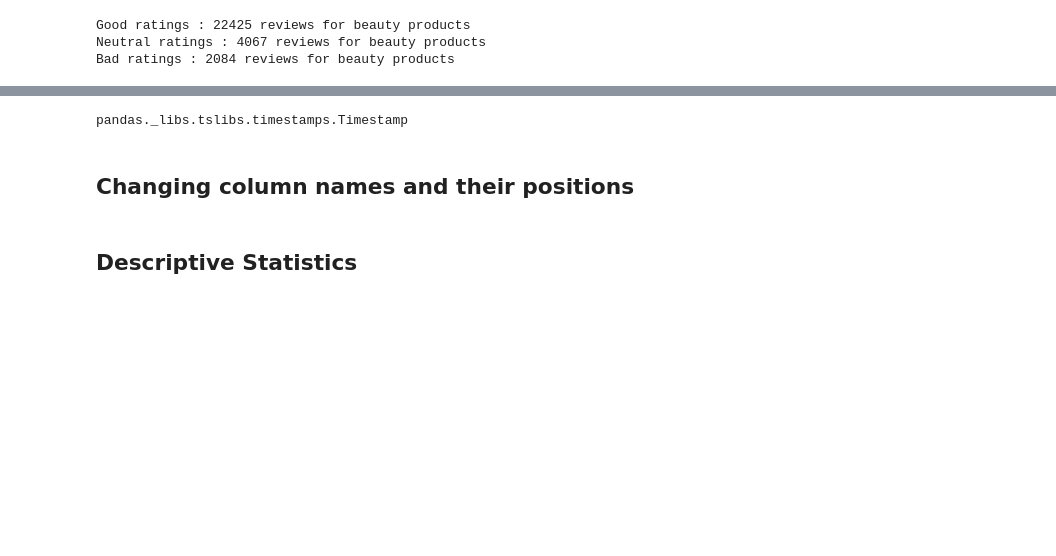
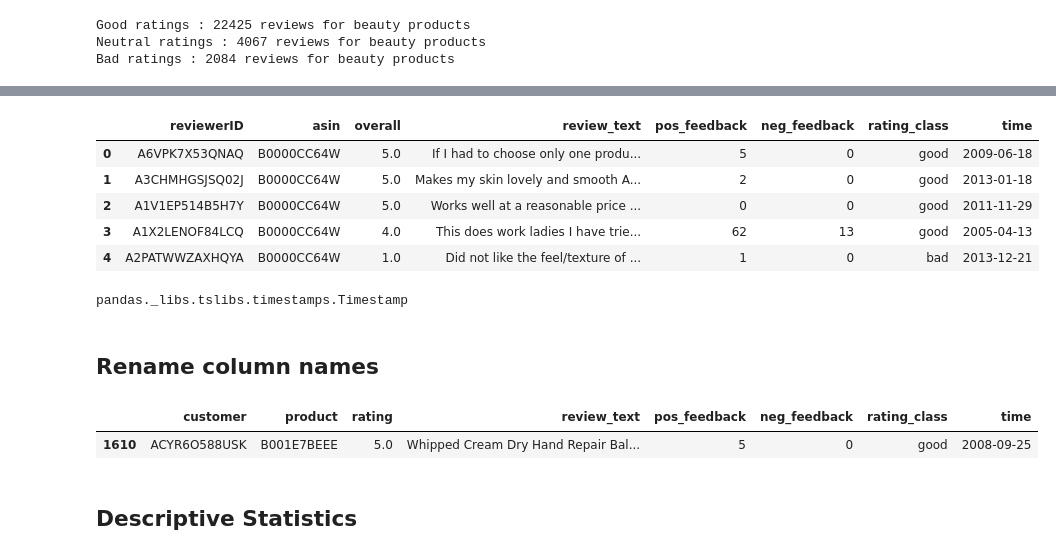
Before and after one commit to ShiningData/Capstone_Project-Sentiment_Analysis, a Jupyter notebook: Amazon_Beauty_Products_Review-Sentiment_Analysis.ipynb, the cells around one changed output, grey strips where cells are left out. Saved outputs shown, nothing was run; the diff lists cells and outputs as text; code cells hidden in the pictures; blank space fills up the shorter version.

```diff
--- a/Amazon_Beauty_Products_Review-Sentiment_Analysis.ipynb
+++ b/Amazon_Beauty_Products_Review-Sentiment_Analysis.ipynb
@@ -383,5 +325,16 @@ df2.drop('unixReviewTime', axis = 1)
 # %%
-# Convert time object to datetime
+# Convert time object to datetime and create a new column named 'time'
 df2['time'] = df2.reviewTime.str.replace(',', "")
 df2['time'] = pd.to_datetime(df2['time'], format = '%m %d %Y')
+
+# Drop redundant 'reviewTime' column
+df2 = df2.drop('reviewTime', axis = 1)
+df2.head()
+# %% [output]
+|  | reviewerID | asin | overall | review_text | pos_feedback | neg_feedback | rating_class | time |
+| 0 | A6VPK7X53QNAQ | B0000CC64W | 5.0 | If I had to choose only one produ... | 5 | 0 | good | 2009-06-18 |
+| 1 | A3CHMHGSJSQ02J | B0000CC64W | 5.0 | Makes my skin lovely and smooth A... | 2 | 0 | good | 2013-01-18 |
+| 2 | A1V1EP514B5H7Y | B0000CC64W | 5.0 | Works well at a reasonable price ... | 0 | 0 | good | 2011-11-29 |
+| 3 | A1X2LENOF84LCQ | B0000CC64W | 4.0 | This does work ladies I have trie... | 62 | 13 | good | 2005-04-13 |
+| 4 | A2PATWWZAXHQYA | B0000CC64W | 1.0 | Did not like the feel/texture of ... | 1 | 0 | bad | 2013-12-21 |
 # %%
@@ -390,15 +343,16 @@ type(df2.time[0])
 # %% [output]
 pandas._libs.tslibs.timestamps.Timestamp
 # %% [markdown]
-## Changing column names and their positions
+## Rename column names
 # %%
-# Changing column positions
-
 # Rename the columns
-df2.columns = ['customer', 'product', 'rating', 'rating_class', 'pos_feedback', 'neg_feedback', 'time', 'review_text']
+df2.columns = ['customer', 'product', 'rating', 'review_text', 'pos_feedback', 'neg_feedback', 'rating_class', 'time']
 
 # Sample observation
-df2.sample(5)
+df2.sample()
+# %% [output]
+|  | customer | product | rating | review_text | pos_feedback | neg_feedback | rating_class | time |
+| 1610 | ACYR6O588USK | B001E7BEEE | 5.0 | Whipped Cream Dry Hand Repair Bal... | 5 | 0 | good | 2008-09-25 |
 # %% [markdown]
 ## Descriptive Statistics
 # %%
```
Also changed, not shown: parts of 15 cells of this notebook.
